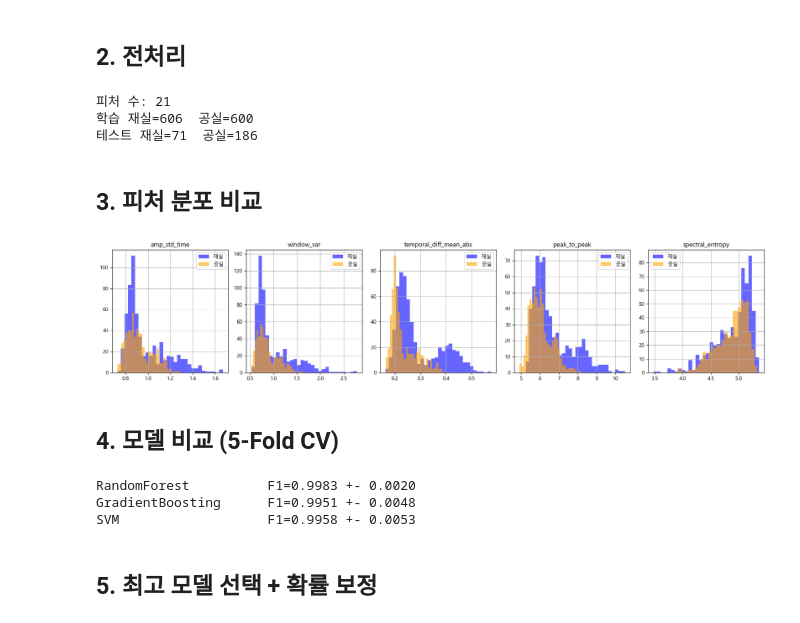
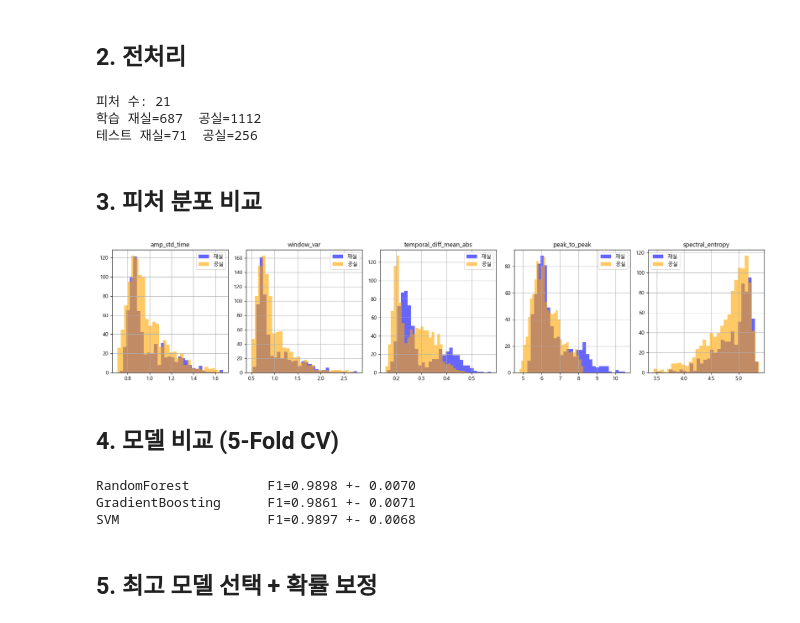
Before and after one commit to SwagCarewave/FastAPI, a Jupyter notebook: ml/occupancy_model.ipynb, the cells around one changed output. Saved outputs shown, nothing was run; the diff lists cells and outputs as text; code cells hidden in the pictures.

```diff
--- a/ml/occupancy_model.ipynb
+++ b/ml/occupancy_model.ipynb
@@ -3,18 +3,30 @@
 # %%
 import pandas as pd
 import numpy as np
+import glob
 
-# 학습 데이터
-train_occ  = pd.read_csv("csi_features_occupied.csv")
-train_uocc = pd.read_csv("csi_features_unoccupied.csv")
-train_df   = pd.concat([train_occ, train_uocc], ignore_index=True)
+# study/ 폴더 전체를 학습 데이터로 사용
+study_files = sorted(glob.glob("study/*.csv"))
+print("학습 파일:")
+for f in study_files:
+    print(f"  {f}")
 
-# 테스트 데이터 (다른 세션)
-test_occ  = pd.read_csv("csi_features_occupied_0623.csv")
-test_uocc = pd.read_csv("csi_features_unoccupied_plus.csv")
-test_df   = pd.concat([test_occ, test_uocc], ignore_index=True)
+train_df = pd.concat([pd.read_csv(f) for f in study_files], ignore_index=True)
 
-print(f"학습 — 재실:{len(train_occ)}  공실:{len(train_uocc)}  합계:{len(train_df)}")
+# test/ 폴더 전체를 테스트 데이터로 사용
+test_files = sorted(glob.glob("test/*.csv"))
+print("\n테스트 파일:")
+for f in test_files:
+    print(f"  {f}")
+
+test_df = pd.concat([pd.read_csv(f) for f in test_files], ignore_index=True)
+
+train_occ  = train_df[train_df["label"] == "occupied"]
+train_uocc = train_df[train_df["label"] == "unoccupied"]
+test_occ   = test_df[test_df["label"] == "occupied"]
+test_uocc  = test_df[test_df["label"] == "unoccupied"]
+
+print(f"\n학습 — 재실:{len(train_occ)}  공실:{len(train_uocc)}  합계:{len(train_df)}")
 print(f"테스트 — 재실:{len(test_occ)}  공실:{len(test_uocc)}  합계:{len(test_df)}")
 train_df.head()
 # %% [output]
@@ -51,31 +78,33 @@ print(f"학습 재실={y_train.sum()}  공실={len(y_train)-y_train.sum()}")
 print(f"테스트 재실={y_test.sum()}  공실={len(y_test)-y_test.sum()}")
 # %% [output]
 피처 수: 21
-학습 재실=606  공실=600
-테스트 재실=71  공실=186
+학습 재실=687  공실=1112
+테스트 재실=71  공실=256
 # %% [markdown]
 ## 3. 피처 분포 비교
 # %%
 import matplotlib.pyplot as plt
-import matplotlib.font_manager as fm
 
 plt.rcParams["font.family"] = "Malgun Gothic"
 plt.rcParams["axes.unicode_minus"] = False
+
+plot_df = train_df.copy()
+plot_df["label_bin"] = (plot_df["label"] == "occupied").astype(int)
 
 key_feats = ["amp_std_time", "window_var", "temporal_diff_mean_abs", "peak_to_peak", "spectral_entropy"]
 fig, axes = plt.subplots(1, len(key_feats), figsize=(18, 4))
 
 for ax, feat in zip(axes, key_feats):
-    df[df["label_bin"]==1][feat].hist(ax=ax, alpha=0.6, label="재실", bins=30, color="blue")
-    df[df["label_bin"]==0][feat].hist(ax=ax, alpha=0.6, label="공실", bins=30, color="orange")
+    plot_df[plot_df["label_bin"]==1][feat].hist(ax=ax, alpha=0.6, label="재실", bins=30, color="blue")
+    plot_df[plot_df["label_bin"]==0][feat].hist(ax=ax, alpha=0.6, label="공실", bins=30, color="orange")
     ax.set_title(feat)
     ax.legend()
 
 plt.tight_layout()
 plt.savefig("eda_boxplot.png", dpi=100)
 plt.show()
 # %% [output]
-[figure, old version]
+[figure, new version]
 # %% [markdown]
 ## 4. 모델 비교 (5-Fold CV)
 # %%
@@ -106,9 +135,9 @@ for name, model in candidates.items():
     results[name] = scores
     print(f"{name:20s}  F1={scores.mean():.4f} +- {scores.std():.4f}")
 # %% [output]
-RandomForest          F1=0.9983 +- 0.0020
-GradientBoosting      F1=0.9951 +- 0.0048
-SVM                   F1=0.9958 +- 0.0053
+RandomForest          F1=0.9898 +- 0.0070
+GradientBoosting      F1=0.9861 +- 0.0071
+SVM                   F1=0.9897 +- 0.0068
 # %% [markdown]
 ## 5. 최고 모델 선택 + 확률 보정
 # %%
```
Also changed, not shown: parts of 3 cells of this notebook, 3 other files.
